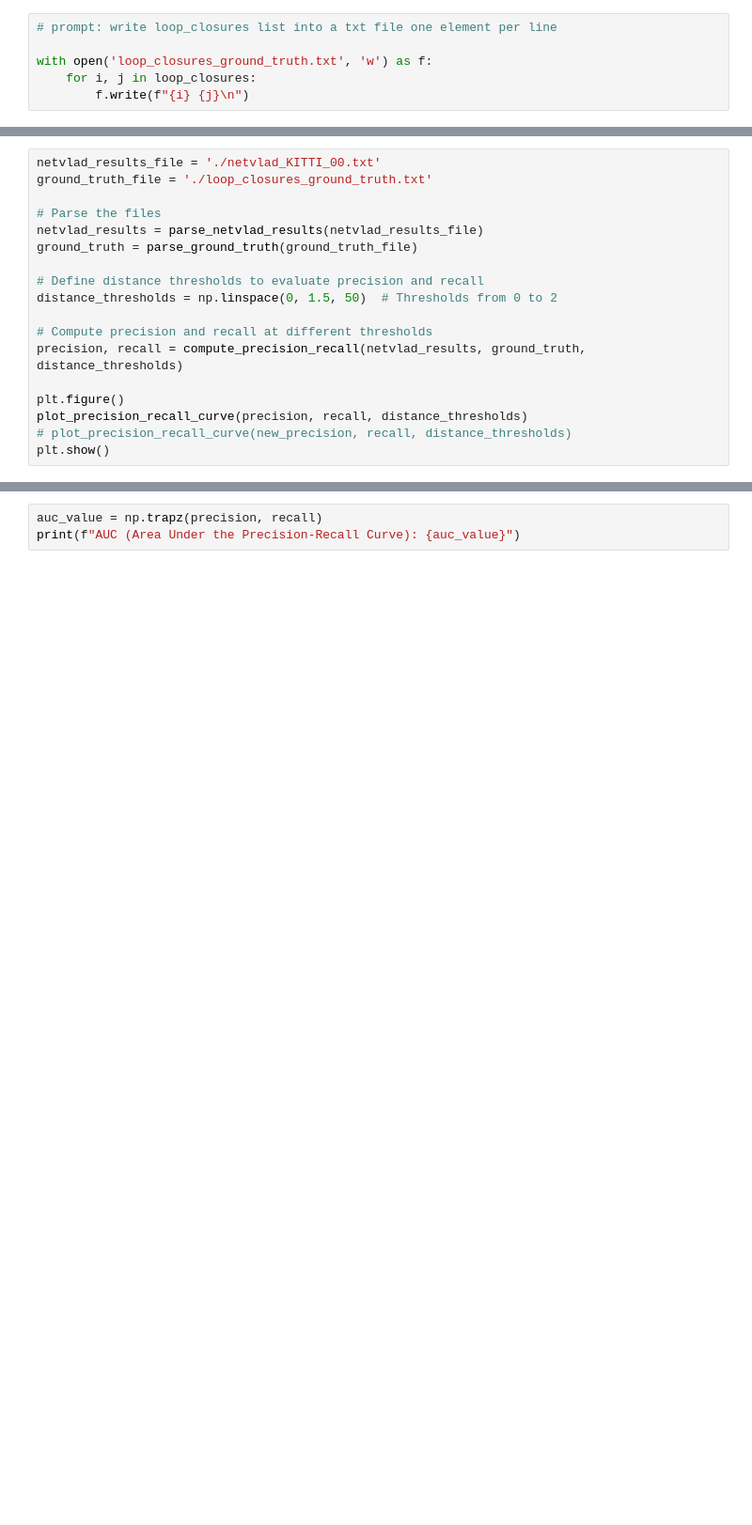
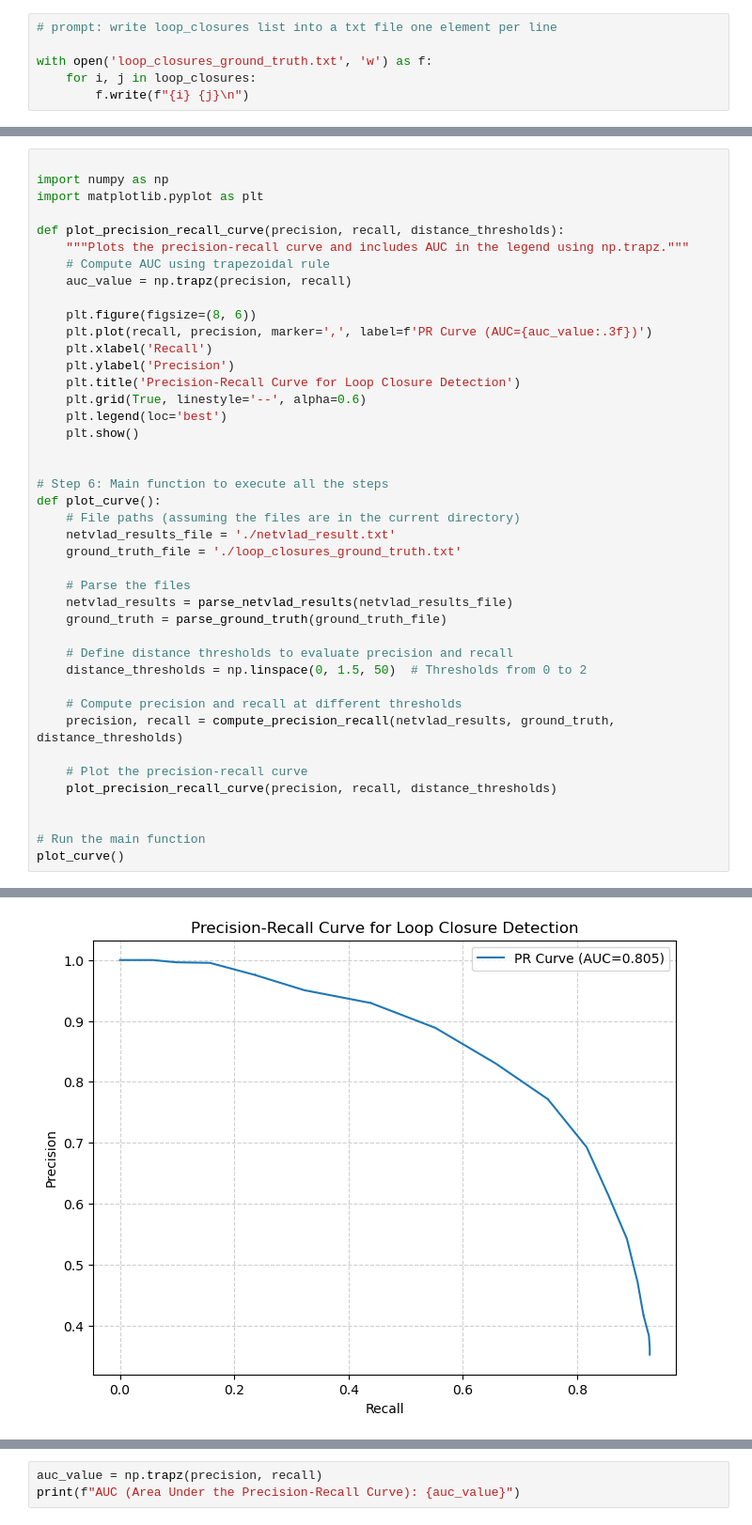
Before and after one commit to enguang2/netvlad, a Jupyter notebook: LCD_KITTI_ground_truth.ipynb, the cells around one changed output, grey strips where cells are left out. Shown at 94% size. Cells and saved outputs as stored; diff of their text form; blank space fills up the shorter version.

```diff
--- a/LCD_KITTI_ground_truth.ipynb
+++ b/LCD_KITTI_ground_truth.ipynb
@@ -357,18 +474,0 @@ Parsed 2312 query entries successfully.
-# %%
-netvlad_results_file = './netvlad_KITTI_00.txt'
-ground_truth_file = './loop_closures_ground_truth.txt'
-
-# Parse the files
-netvlad_results = parse_netvlad_results(netvlad_results_file)
-ground_truth = parse_ground_truth(ground_truth_file)
-
-# Define distance thresholds to evaluate precision and recall
-distance_thresholds = np.linspace(0, 1.5, 50)  # Thresholds from 0 to 2
-
-# Compute precision and recall at different thresholds
-precision, recall = compute_precision_recall(netvlad_results, ground_truth, distance_thresholds)
-
-plt.figure()
-plot_precision_recall_curve(precision, recall, distance_thresholds)
-# plot_precision_recall_curve(new_precision, recall, distance_thresholds)
-plt.show()
@@ -496,0 +475,43 @@ Parsed 2312 query entries successfully.
+# %%
+
+import numpy as np
+import matplotlib.pyplot as plt
+
+def plot_precision_recall_curve(precision, recall, distance_thresholds):
+    """Plots the precision-recall curve and includes AUC in the legend using np.trapz."""
+    # Compute AUC using trapezoidal rule
+    auc_value = np.trapz(precision, recall)
+
+    plt.figure(figsize=(8, 6))
+    plt.plot(recall, precision, marker=',', label=f'PR Curve (AUC={auc_value:.3f})')
+    plt.xlabel('Recall')
+    plt.ylabel('Precision')
+    plt.title('Precision-Recall Curve for Loop Closure Detection')
+    plt.grid(True, linestyle='--', alpha=0.6)
+    plt.legend(loc='best')
+    plt.show()
+
+
+# Step 6: Main function to execute all the steps
+def plot_curve():
+    # File paths (assuming the files are in the current directory)
+    netvlad_results_file = './netvlad_result.txt'
+    ground_truth_file = './loop_closures_ground_truth.txt'
+
+    # Parse the files
+    netvlad_results = parse_netvlad_results(netvlad_results_file)
+    ground_truth = parse_ground_truth(ground_truth_file)
+
+    # Define distance thresholds to evaluate precision and recall
+    distance_thresholds = np.linspace(0, 1.5, 50)  # Thresholds from 0 to 2
+
+    # Compute precision and recall at different thresholds
+    precision, recall = compute_precision_recall(netvlad_results, ground_truth, distance_thresholds)
+
+    # Plot the precision-recall curve
+    plot_precision_recall_curve(precision, recall, distance_thresholds)
+
+
+# Run the main function
+plot_curve()
+# %% [output]
@@ -496,0 +519 @@ Parsed 2312 query entries successfully.
+[figure, added]
```
Also changed, not shown: parts of 44 cells of this notebook, 1 other file.
